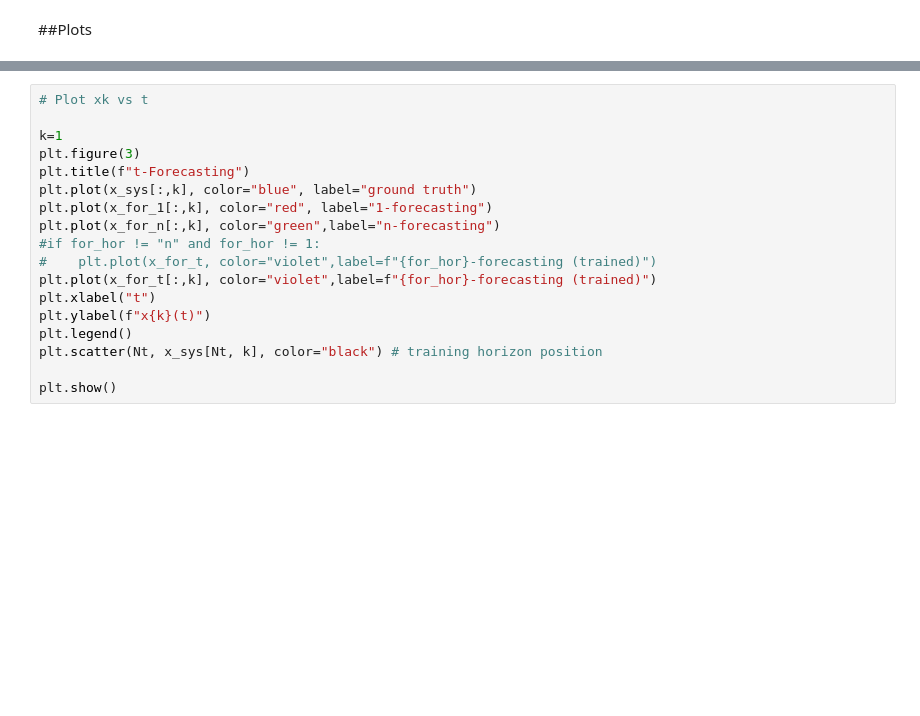
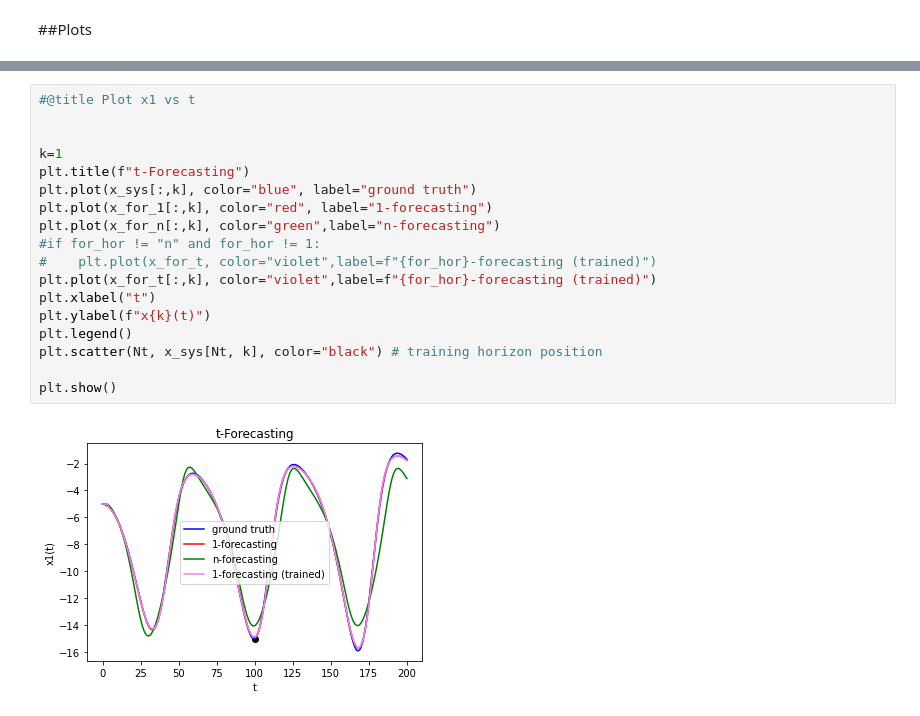
Before and after one commit to 0xbadc0ffe/DeepChaos, a Jupyter notebook: DeepChaos.ipynb, the cells around one changed output, grey strips where cells are left out. Cells and saved outputs as stored; diff of their text form; blank space fills up the shorter version.

```diff
--- a/DeepChaos.ipynb
+++ b/DeepChaos.ipynb
@@ -641,19 +671,21 @@ plt.show()
 # %%
-# Plot xk vs t
+#@title Plot x1 vs t
+
 
 k=1
-plt.figure(3)
 plt.title(f"t-Forecasting")
 plt.plot(x_sys[:,k], color="blue", label="ground truth")
 plt.plot(x_for_1[:,k], color="red", label="1-forecasting")
 plt.plot(x_for_n[:,k], color="green",label="n-forecasting")
 #if for_hor != "n" and for_hor != 1:
 #    plt.plot(x_for_t, color="violet",label=f"{for_hor}-forecasting (trained)")
 plt.plot(x_for_t[:,k], color="violet",label=f"{for_hor}-forecasting (trained)")
 plt.xlabel("t")
 plt.ylabel(f"x{k}(t)")
 plt.legend()
 plt.scatter(Nt, x_sys[Nt, k], color="black") # training horizon position
 
 plt.show()
+# %% [output]
+[figure, added]
 # %%
```
Also changed, not shown: parts of 11 cells of this notebook.
